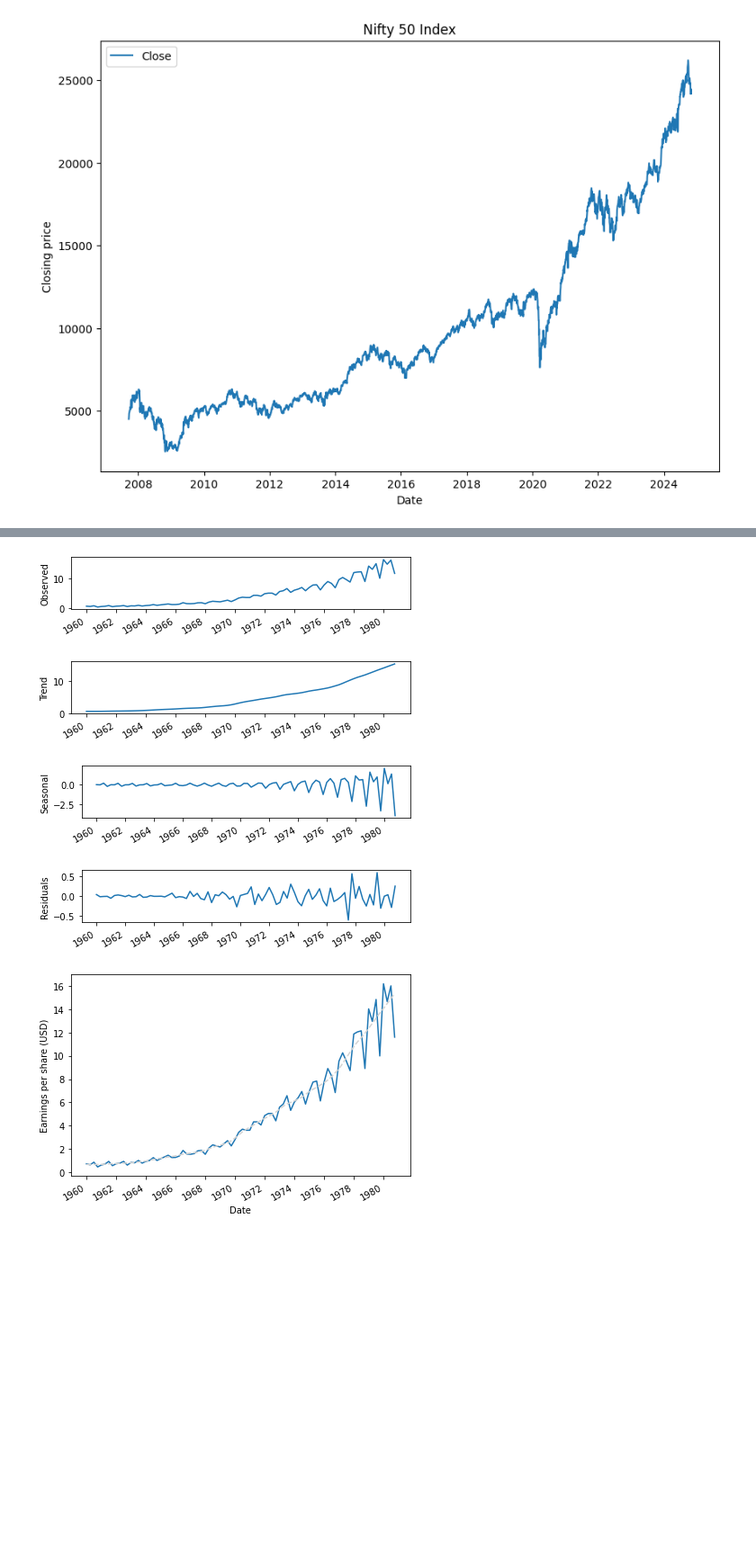
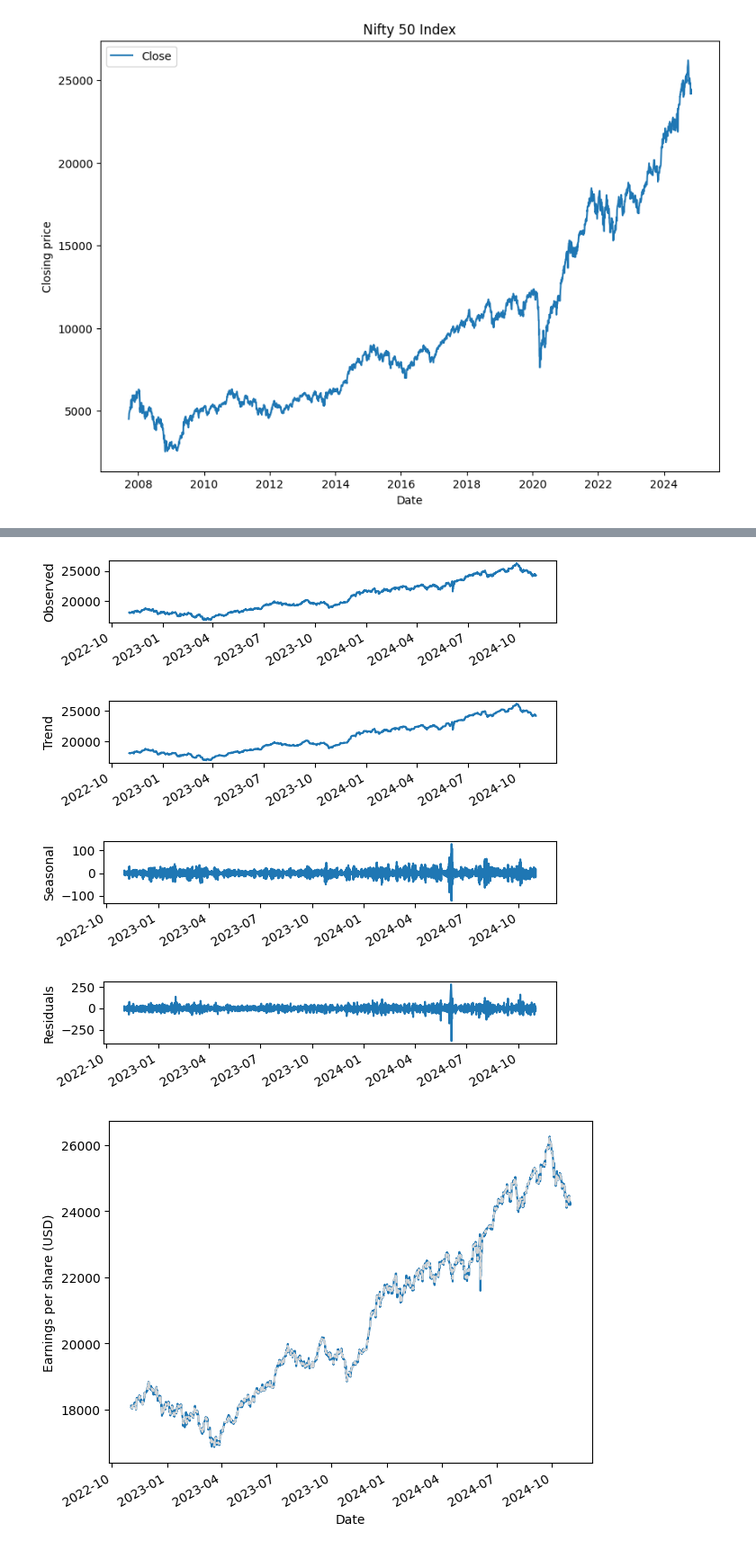
Before and after one commit to ManideepDonkena/TimeSeriesForecastingInPython, a Jupyter notebook: CH01/CH01.ipynb, the cells around one changed output, grey strips where cells are left out. Shown at 90% size. Drawn from its saved outputs; the diff is of its cells as text; code cells hidden in the pictures; blank space fills up the shorter version.

```diff
--- a/CH01/CH01.ipynb
+++ b/CH01/CH01.ipynb
@@ -194 +196,3 @@ plot_stock_data(data_hourly, 'Nifty 50 Index (Hourly data)')
+# %%
+df_hourly = data_hourly['Close'].dropna()
 # %%
@@ -204,4 +209,4 @@ df.head()
 # %%
-df['year'] = pd.DatetimeIndex(df['date']).year
-df
+df_hourly['year'] = pd.DatetimeIndex(df_hourly.index).year
+df_hourly
 # %% [output]
@@ -221,3 +227,5 @@ df
+# %%
+df_hourly['Close'] = df_hourly['^NSEI'].astype(float)
 # %%
 fig, ax = plt.subplots()
 
@@ -236,5 +244,5 @@ plt.savefig('figures/CH01_F01_peixeiro.png', dpi=300)
 # %%
-advanced_decomposition = STL(df.data, period=4).fit()
+advanced_decomposition = STL(df_hourly.Close, period=4).fit()
 # %%
 fig, (ax1, ax2, ax3, ax4) = plt.subplots(nrows=4, ncols=1, sharex=True)
 
@@ -264,66 +272,66 @@ fig, ax = plt.subplots(figsize=(6, 1.5))
 
 ax.plot(advanced_decomposition.observed)
 ax.set_ylabel('Observed')
-plt.xticks(np.arange(0, 85, 8), [1960, 1962, 1964, 1966, 1968, 1970, 1972, 1974, 1976, 1978, 1980])
+# plt.xticks(np.arange(0, 85, 8), [1960, 1962, 1964, 1966, 1968, 1970, 1972, 1974, 1976, 1978, 1980])
 
 fig.autofmt_xdate()
 plt.tight_layout()
 
 plt.savefig('figures/CH01_F03_peixeiro.png', dpi=300)
 # %% [output]
-[figure, old version]
+[figure, new version]
 # %%
 fig, ax = plt.subplots(figsize=(6, 1.5))
 
 ax.plot(advanced_decomposition.trend)
 ax.set_ylabel('Trend')
-plt.xticks(np.arange(0, 85, 8), [1960, 1962, 1964, 1966, 1968, 1970, 1972, 1974, 1976, 1978, 1980])
+# plt.xticks(np.arange(0, 85, 8), [1960, 1962, 1964, 1966, 1968, 1970, 1972, 1974, 1976, 1978, 1980])
 
 fig.autofmt_xdate()
 plt.tight_layout()
 
 plt.savefig('figures/CH01_F04_peixeiro.png', dpi=300)
 # %% [output]
-[figure, old version]
+[figure, new version]
 # %%
 fig, ax = plt.subplots(figsize=(6, 1.5))
 
 ax.plot(advanced_decomposition.seasonal)
 ax.set_ylabel('Seasonal')
-plt.xticks(np.arange(0, 85, 8), [1960, 1962, 1964, 1966, 1968, 1970, 1972, 1974, 1976, 1978, 1980])
+# plt.xticks(np.arange(0, 85, 8), [1960, 1962, 1964, 1966, 1968, 1970, 1972, 1974, 1976, 1978, 1980])
 
 fig.autofmt_xdate()
 plt.tight_layout()
 
 plt.savefig('figures/CH01_F05_peixeiro.png', dpi=300)
 # %% [output]
-[figure, old version]
+[figure, new version]
 # %%
 fig, ax = plt.subplots(figsize=(6, 1.5))
 
 ax.plot(advanced_decomposition.resid)
 ax.set_ylabel('Residuals')
-plt.xticks(np.arange(0, 85, 8), [1960, 1962, 1964, 1966, 1968, 1970, 1972, 1974, 1976, 1978, 1980])
+# plt.xticks(np.arange(0, 85, 8), [1960, 1962, 1964, 1966, 1968, 1970, 1972, 1974, 1976, 1978, 1980])
 
 fig.autofmt_xdate()
 plt.tight_layout()
 
 plt.savefig('figures/CH01_F06_peixeiro.png', dpi=300)
 # %% [output]
-[figure, old version]
+[figure, new version]
 # %%
-# fig, ax = plt.subplots()
+fig, ax = plt.subplots()
 
-# ax.plot(df.date, df.data)
-# ax.plot(advanced_decomposition.trend, color='lightgrey', linestyle='--', label='Trend')
-# ax.set_xlabel('Date')
-# ax.set_ylabel('Earnings per share (USD)')
+ax.plot(df_hourly.index, df_hourly.Close, label='Close')
+ax.plot(advanced_decomposition.trend, color='lightgrey', linestyle='--', label='Trend')
+ax.set_xlabel('Date')
+ax.set_ylabel('Earnings per share (USD)')
 
 # plt.xticks(np.arange(0, 85, 8), [1960, 1962, 1964, 1966, 1968, 1970, 1972, 1974, 1976, 1978, 1980])
 
-# fig.autofmt_xdate()
-# plt.tight_layout()
+fig.autofmt_xdate()
+plt.tight_layout()
 
-# plt.savefig('figures/CH01_F01_peixeiro.png', dpi=300)
+plt.savefig('figures/CH01_F01_peixeiro.png', dpi=300)
 # %% [output]
-[figure, old version]
+[figure, new version]
```
Also changed, not shown: parts of 8 cells of this notebook, 7 other files.
